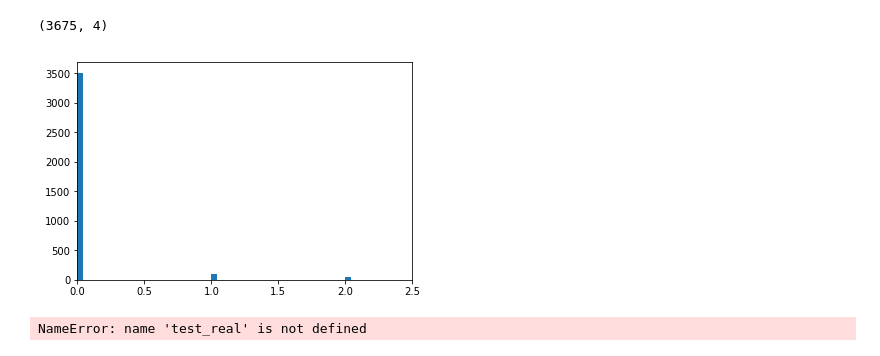
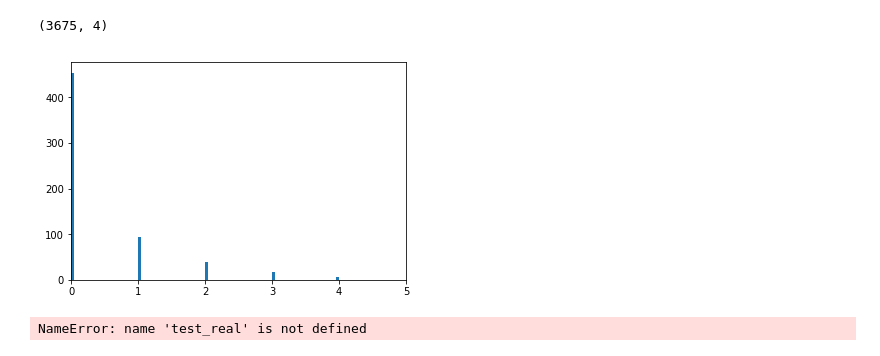
Before and after one commit to luxingshifu/TravelApp, a Jupyter notebook: TravelApp_v4.ipynb, the cells around one changed output. Drawn from its saved outputs; the diff is of its cells as text; code cells hidden in the pictures.

Commit message:
greatly simplified code, implemented cdfs, reduced nn to site_index only

```diff
--- a/TravelApp_v4.ipynb
+++ b/TravelApp_v4.ipynb
@@ -145,6 +142,13 @@ def condition_vivien(x):
 #New strategy:  Include all the sites whether or not there is a label.  Later, assign each site a vector, the vector
 # being zero if unlabeled.
 
+
+def site_check(x):
+    return x in site_index
+
+def remove_reviews(bla):
+    return [x for x in bla if 'Reviews' not in x]
+
 def make_matrix(res):
     user_list=list(res.keys())
     places=[]
@@ -152,8 +156,8 @@ def make_matrix(res):
         for place in res[user_key].keys():
             place_minus_sf=place[15:]
             #We are removing the conditions on the places for now.  These will be added later after training.
-#             if condition(place.lower()):
-            places.append(place)
+            if place_minus_sf in site_index:
+                places.append(place)
 
     #this is the same as uvp_set above.
     places=list(set(places))
@@ -188,7 +192,7 @@ def get_data(res):
     matrix_clean=matrix[good_list]
     return matrix_clean, users_clean, places
 # %%
-def make_profiles_new(matrix,loc_info_clean,full_place_list):
+def make_user_profiles(matrix,loc_info_clean,full_place_list):
     profiles={}
     for u in range(len(matrix)):
         features_list=[]
@@ -210,14 +214,19 @@ def make_profiles_new(matrix,loc_info_clean,full_place_list):
                 pass
 
         ct=Counter(new_features)
+        norm=np.linalg.norm(list(ct.values()))
         tot=sum(ct.values())
 
-        #res={k:10*ct[k]/tot for k in ct.keys()}
+        res={k:10*ct[k]/norm for k in ct.keys()}
         #Use the line above if we want to normalize everything to a total of 10, else, use below.
+        #Not normalizing kinda makes sense because we can give more weight to those who have travelled
+        #more and reviewed more places... these people are more likely to be traveling and use the app
+        #anyway.
 
-        res={k:ct[k] for k in ct.keys()}
+#         res={k:ct[k] for k in ct.keys()}
         profiles[u]=res
     return profiles
+
 
 
 def convert_profiles_to_np(profiles,attributes=['Nature','History','Culture','Life']):
@@ -232,6 +241,7 @@ def convert_profiles_to_np(profiles,attributes=['Nature','History','Culture','Li
             else:
                 user_profile.append(0)
         np_profiles.append(user_profile)
+
     return np.array(np_profiles)
 
 #Flatten is just a helper function for 'make_profiles'
@@ -275,7 +288,7 @@ def make_place_arrays(places,loc_info_clean,style_mapper):
     #loc_info_clean is apparently the full place list
 
     places_clean=[x[15:] for x in places]
-    unreviewed_places=[x for x in loc_info_clean.keys() if x not in places_clean and 'tour' not in x.lower()]
+    unreviewed_places=[x for x in loc_info_clean.keys() if x not in places_clean and 'tour' not in x.lower() and x in site_index]
     full_place_list=places_clean+unreviewed_places
 
 
@@ -289,6 +302,15 @@ def make_place_arrays(places,loc_info_clean,style_mapper):
 
     return full_profiles, full_place_list, unreviewed_places
 # %%
+def convert_to_cdf(array,minimum,maximum):
+    new=[]
+    for x in array:
+        index=(maximum-minimum)/(len(array))*(bisect.bisect_left(sorted(array),x)-(len(array))/2)
+        new.append(index)
+    return np.array(new)
+
+
+
 def config_data(res, loc_info, style_mapper):
 
 
@@ -313,14 +335,16 @@ def config_data(res, loc_info, style_mapper):
 
 
 
-    user_profiles=make_profiles_new(matrix,loc_info_clean,full_place_list)
+    user_profiles=make_user_profiles(matrix,loc_info_clean,full_place_list)
     np_profiles=convert_profiles_to_np(user_profiles)
+
+    np_profiles_normalized=pd.DataFrame(np_profiles).apply(lambda x: convert_to_cdf(x,0,10),axis=0)
 
     # next, we clean up places and add in a string of zeros for all the places which the
     # users (all of them) have not been to.
 
     places_clean=[x[15:] for x in places]
-    padding=len([x for x in loc_info_clean.keys() if x not in places_clean and 'tour' not in x.lower()])
+    padding=len([x for x in loc_info_clean.keys() if x not in places_clean and 'tour' not in x.lower() and x in site_index])
     zeros=np.zeros((len(matrix),padding))
     new_matrix=np.concatenate((np_profiles,matrix,zeros),axis=1)
 
@@ -387,10 +492,10 @@ culture=full_place_profiles[:,2]
 life=full_place_profiles[:,3]
 # %%
 plt.hist(nature,bins=100)
-plt.xlim(0,2.5)
+plt.xlim(0,5)
 plt.show()
 # %% [output]
-[figure, old version]
+[figure, new version]
 # %%
 preferences=[3,1,4,-5]
 new_user_preferences=(10/sum(np.abs(preferences)))*np.array(preferences)
```
Also changed, not shown: parts of 36 cells of this notebook, 14 other files.
